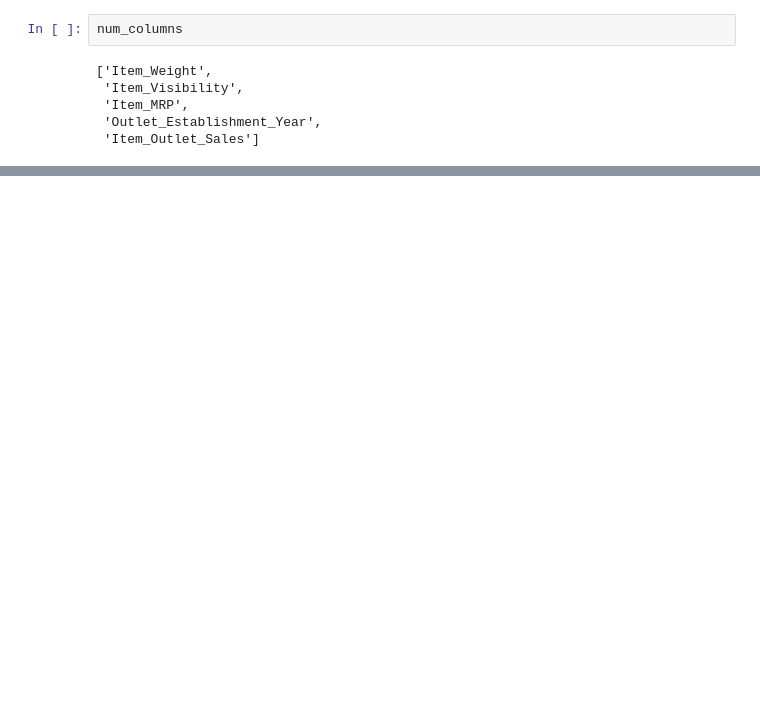
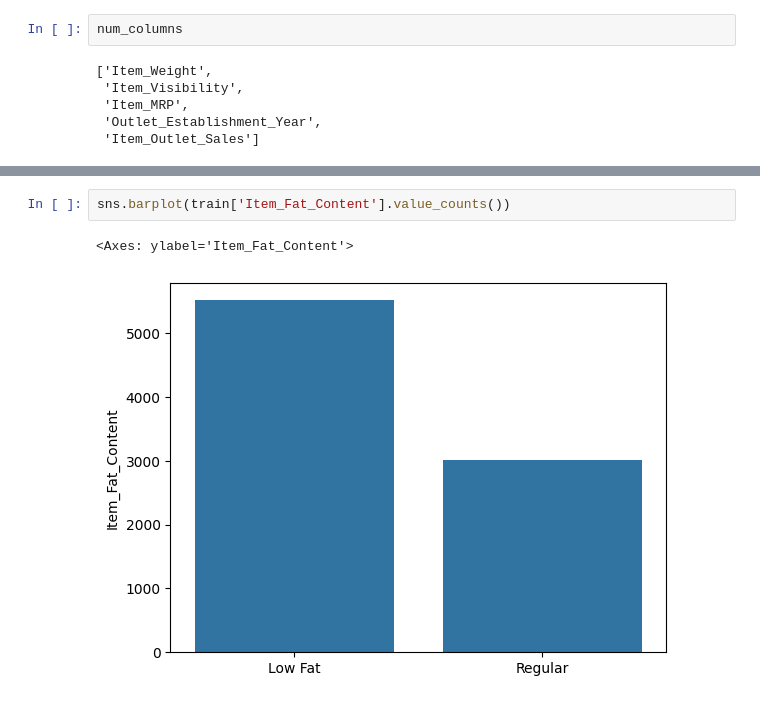
Before and after one commit to digitaico/ml, a Jupyter notebook: retail-sales-predict/prediction.ipynb, the cells around one changed output, grey strips where cells are left out. Drawn from its saved outputs; the diff is of its cells as text; blank space fills up the shorter version.

```diff
--- a/retail-sales-predict/prediction.ipynb
+++ b/retail-sales-predict/prediction.ipynb
@@ -142,0 +261,5 @@ num_columns
+# %%
+sns.barplot(train['Item_Fat_Content'].value_counts())
+# %% [output]
+<Axes: ylabel='Item_Fat_Content'>
+[figure, added]
```
Also changed, not shown: parts of 32 cells of this notebook.
